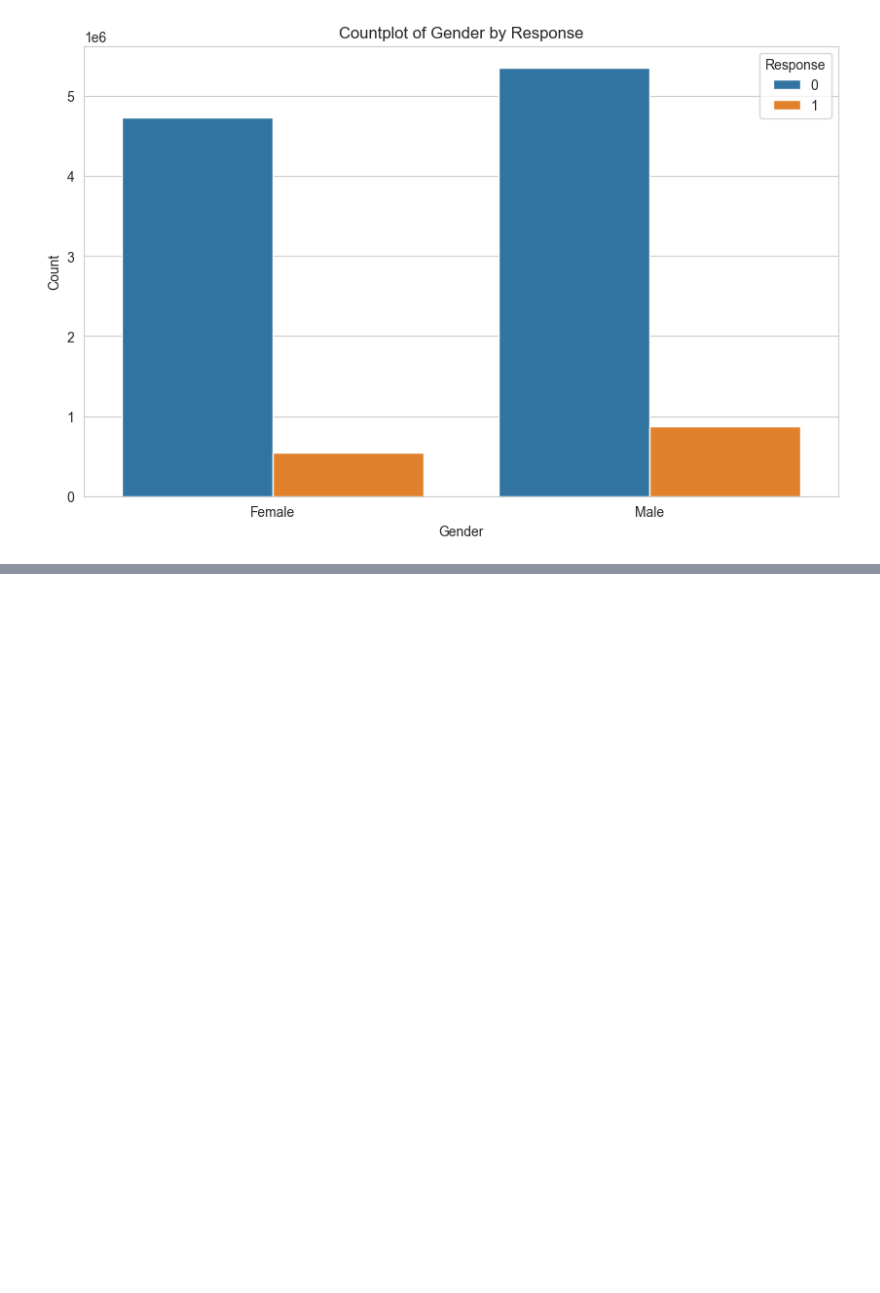
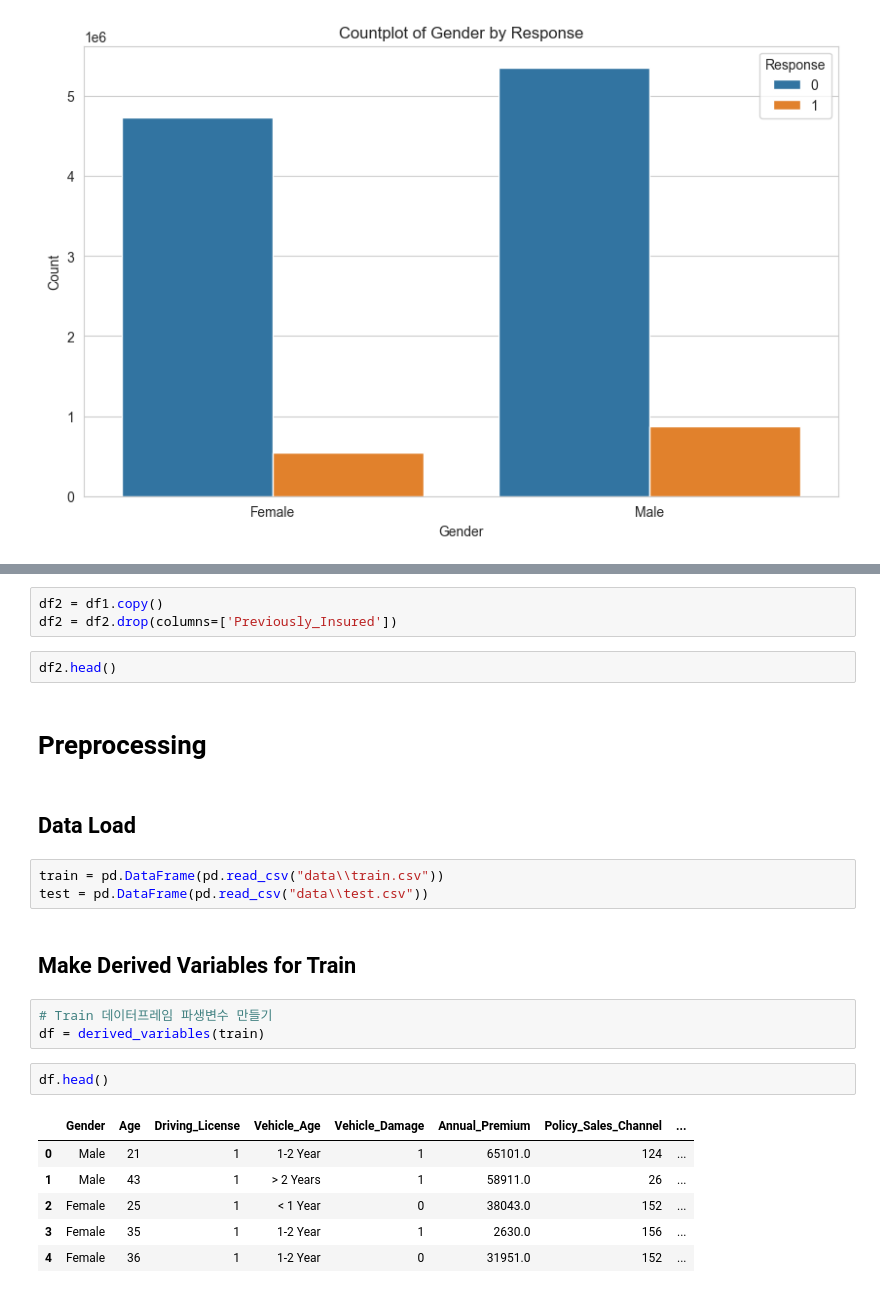
Before and after one commit to abcd-EGH/kaggle, a Jupyter notebook: eda.ipynb, the cells around one changed output, grey strips where cells are left out. Drawn from its saved outputs; the diff is of its cells as text; blank space fills up the shorter version.

Commit message:
[ADD] preprocessing

```diff
--- a/eda.ipynb
+++ b/eda.ipynb
@@ -614,0 +501,26 @@ Age_Group - Chi2: 667058.843256092, p-value: 0.0
+# %%
+df2 = df1.copy()
+df2 = df2.drop(columns=['Previously_Insured'])
+# %%
+df2.head()
+# %% [markdown]
+# Preprocessing
+# %% [markdown]
+## Data Load
+# %%
+train = pd.DataFrame(pd.read_csv("data\\train.csv"))
+test = pd.DataFrame(pd.read_csv("data\\test.csv"))
+# %% [markdown]
+## Make Derived Variables for Train
+# %%
+# Train 데이터프레임 파생변수 만들기
+df = derived_variables(train)
+# %%
+df.head()
+# %% [output]
+|  | Gender | Age | Driving_License | Vehicle_Age | Vehicle_Damage | Annual_Premium | Policy_Sales_Channel | ... |
+| 0 | Male | 21 | 1 | 1-2 Year | 1 | 65101.0 | 124 | ... |
+| 1 | Male | 43 | 1 | > 2 Years | 1 | 58911.0 | 26 | ... |
+| 2 | Female | 25 | 1 | < 1 Year | 0 | 38043.0 | 152 | ... |
+| 3 | Female | 35 | 1 | 1-2 Year | 1 | 2630.0 | 156 | ... |
+| 4 | Female | 36 | 1 | 1-2 Year | 0 | 31951.0 | 152 | ... |
```
Also changed, not shown: parts of 57 cells of this notebook, 1 other file.
